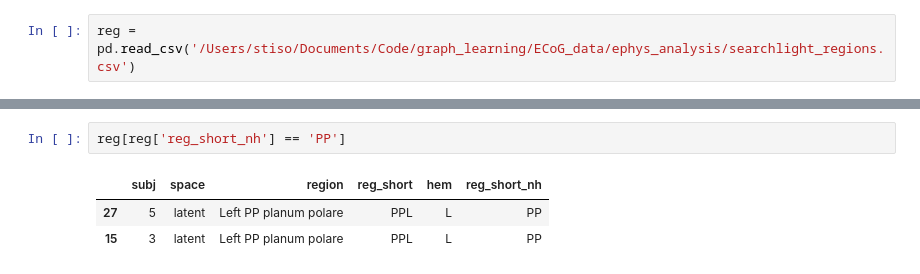
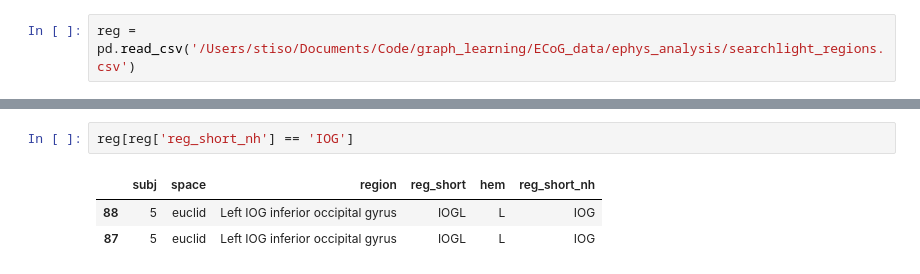
Before and after one commit to jastiso/statistical_learning, a Jupyter notebook: scripts/searchlight.ipynb, the cells around one changed output, grey strips where cells are left out. Cells and saved outputs as stored; diff of their text form.

```diff
--- a/scripts/searchlight.ipynb
+++ b/scripts/searchlight.ipynb
@@ -93,6 +94,6 @@ plt.xticks(rotation=20)
 # %%
-reg[reg['reg_short_nh'] == 'PP']
+reg[reg['reg_short_nh'] == 'IOG']
 # %% [output]
 |  | subj | space | region | reg_short | hem | reg_short_nh |
-| 27 | 5 | latent | Left PP planum polare | PPL | L | PP |
-| 15 | 3 | latent | Left PP planum polare | PPL | L | PP |
+| 88 | 5 | euclid | Left IOG inferior occipital gyrus | IOGL | L | IOG |
+| 87 | 5 | euclid | Left IOG inferior occipital gyrus | IOGL | L | IOG |
```
Also changed, not shown: parts of 9 cells of this notebook, 5 other files.
